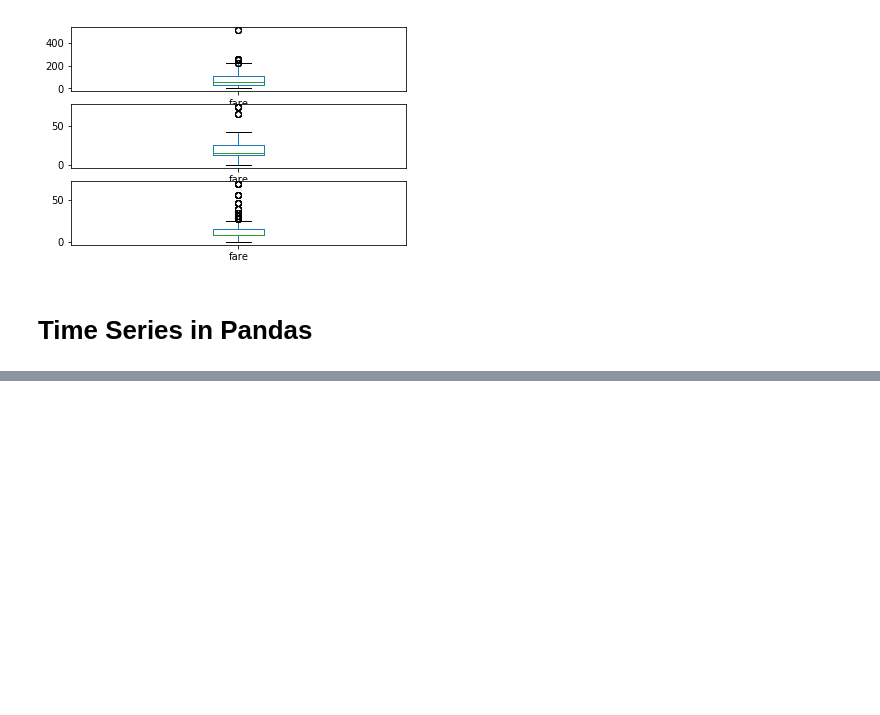
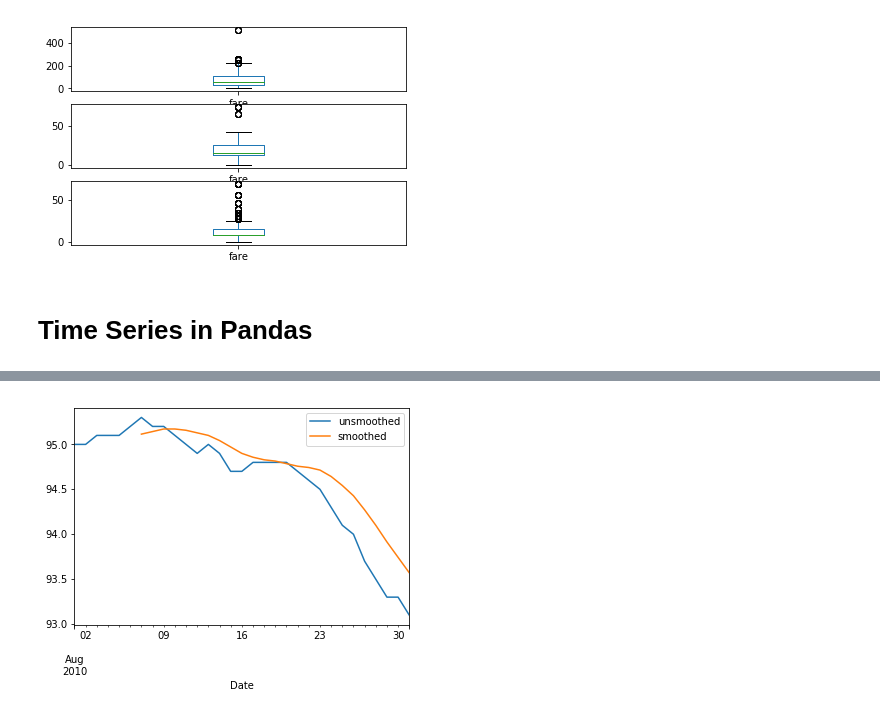
Before and after one commit to tanny411/Data-Camp, a Jupyter notebook: Datascience with Python career track/course 8 Pandas Foundation/Pandas_Foundations.ipynb, the cells around one changed output, grey strips where cells are left out. Cells and saved outputs as stored; diff of their text form; code cells hidden in the pictures; blank space fills up the shorter version.

```diff
--- a/Datascience with Python career track/course 8 Pandas Foundation/Pandas_Foundations.ipynb
+++ b/Datascience with Python career track/course 8 Pandas Foundation/Pandas_Foundations.ipynb
@@ -783,0 +1226,13 @@ plt.show()
+# %%
+# Extract the August 2010 data: august
+august = df['Temperature']['2010 August']
+
+# Resample to daily data, aggregating by max: daily_highs
+daily_highs = august.resample('D').max()
+
+# Use a rolling 7-day window with method chaining to smooth the daily high temperatures in August
+daily_highs_smoothed = daily_highs.rolling(window=7).mean()
+# print(daily_highs_smoothed)
+pd.DataFrame({'unsmoothed':daily_highs, 'smoothed':daily_highs_smoothed}).plot();
+# %% [output]
+[figure, added]
```
Also changed, not shown: parts of 67 cells of this notebook.
